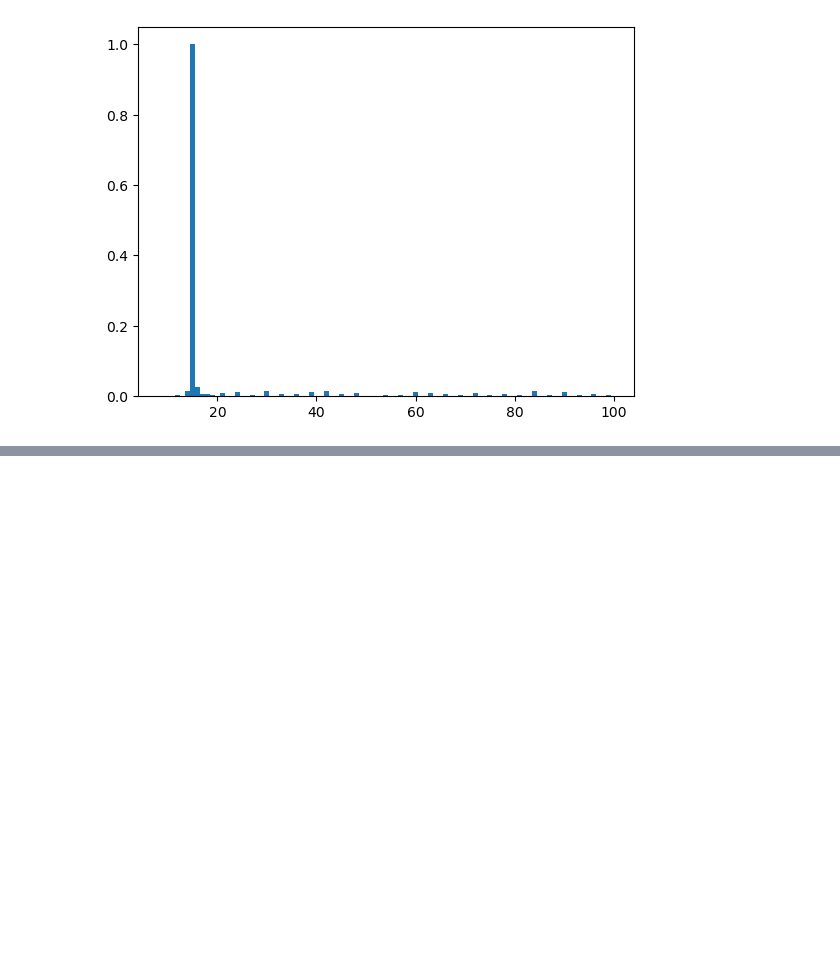
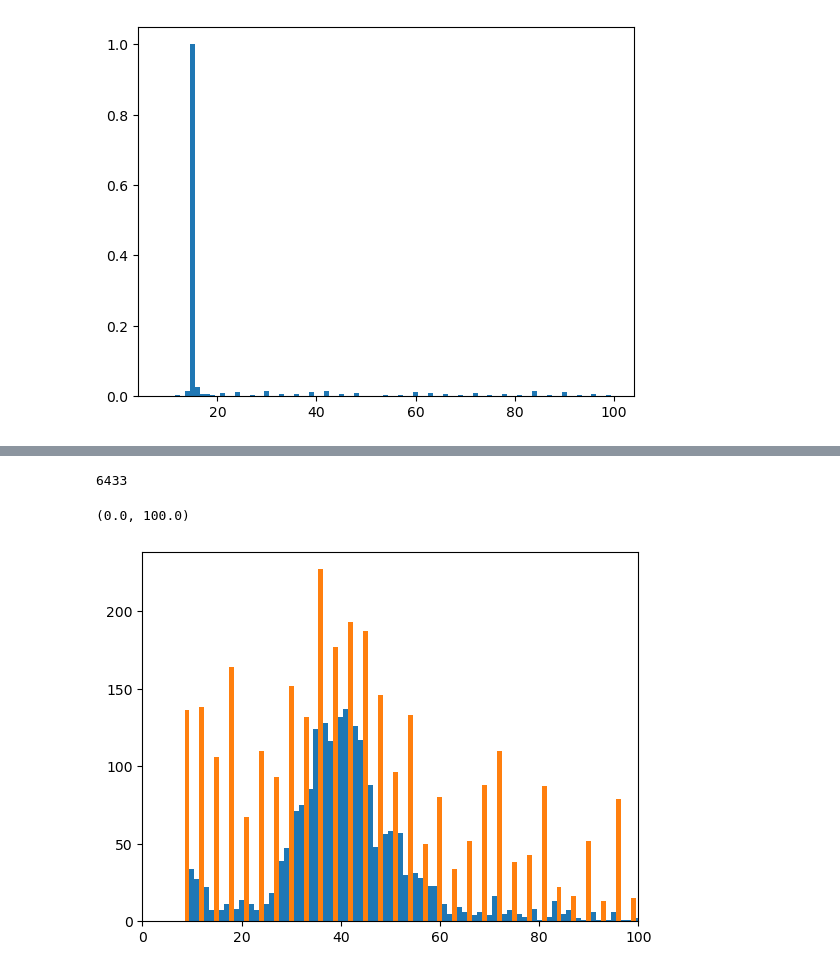
Before and after one commit to Swart-lab/ciliate-introns, a Jupyter notebook: ciliate_intron_distribution.ipynb, the cells around one changed output, grey strips where cells are left out. Saved outputs shown, nothing was run; the diff lists cells and outputs as text; code cells hidden in the pictures; blank space fills up the shorter version.

```diff
--- a/ciliate_intron_distribution.ipynb
+++ b/ciliate_intron_distribution.ipynb
@@ -272,0 +328,16 @@ plt.bar(xx, [y/max(yy) for y in yy], width=1) # empirical
+# %%
+xx3 = [i for i in ctr if i % 3 == 0]
+yy3 = [ctr[i] for i in xx3]
+xx12 = [i for i in ctr if i % 3 != 0]
+yy12 = [ctr[i] for i in xx12]
+# %%
+sum(ctr.values())
+# %% [output]
+6433
+# %%
+plt.bar(xx12, yy12, width=1)
+plt.bar(xx3, yy3, width=1) # multiple of 3
+plt.xlim(0,100)
+# %% [output]
+(0.0, 100.0)
+[figure, added]
```
Also changed, not shown: parts of 18 cells of this notebook.
